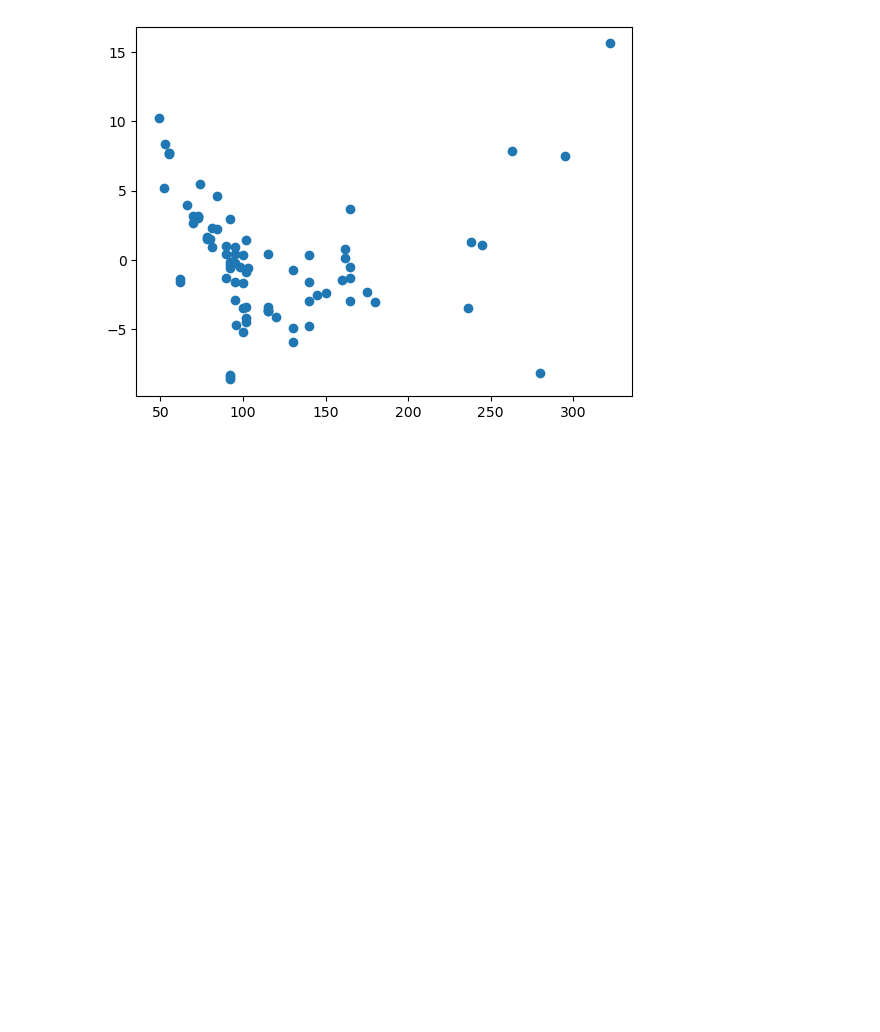
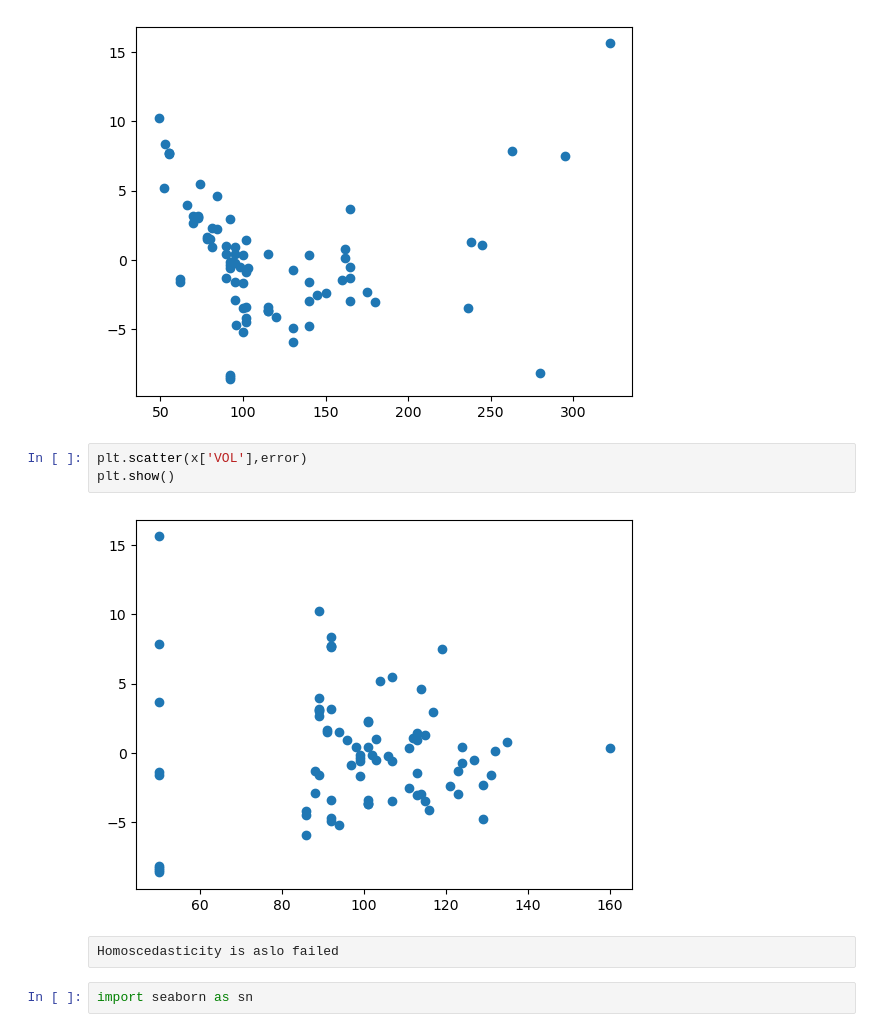
Before and after one commit to CodeWithAkash/python-class-notes, a Jupyter notebook: MultiLinear.ipynb, the cells around one changed output. Cells and saved outputs as stored; diff of their text form; blank space fills up the shorter version.

```diff
--- a/MultiLinear.ipynb
+++ b/MultiLinear.ipynb
@@ -200,3 +200,12 @@ plt.scatter(x['HP'],error)
 plt.show()
 # %% [output]
 [figure]
+# %%
+plt.scatter(x['VOL'],error)
+plt.show()
+# %% [output]
+[figure, added]
+# %% [raw]
+Homoscedasticity is aslo failed
+# %%
+import seaborn as sn
```
Also changed, not shown: parts of 8 cells of this notebook, 1 other file.
